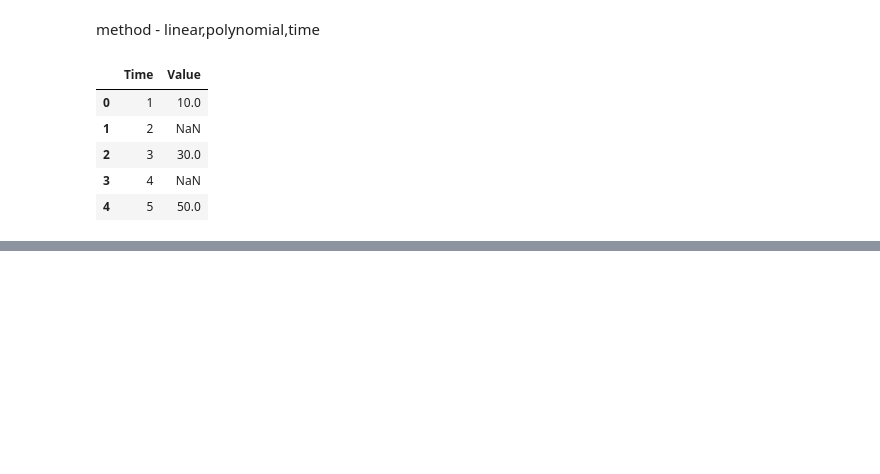
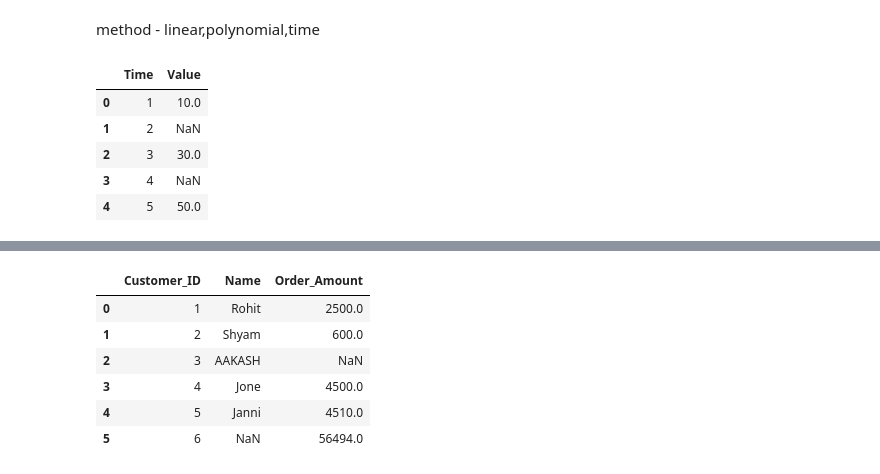
Before and after one commit to chandrahashkumar/OOP, a Jupyter notebook: Pandas/panda_02.ipynb, the cells around one changed output, grey strips where cells are left out. Cells and saved outputs as stored; diff of their text form; code cells hidden in the pictures; blank space fills up the shorter version.

```diff
--- a/Pandas/panda_02.ipynb
+++ b/Pandas/panda_02.ipynb
@@ -285,0 +396,5 @@ AttributeError: 'Series' object has no attribute 'interpol'
+# %%
+df_customers=pd.DataFrame({"Customer_ID":[1,2,3,4,5],
+                           "Name":['Rohit','Shyam','AAKASH','Jone','Janni']})
+df_order =pd.DataFrame({"Customer_ID":[1,2,4,5,6],
+                        "Order_Amount":[2500,600,4500,4510,56494]})
@@ -285,0 +410,11 @@ AttributeError: 'Series' object has no attribute 'interpol'
+# %%
+df_outer =pd.merge(df_customers,df_order,on='Customer_ID',how="outer")
+df_outer
+# %% [output]
+|  | Customer_ID | Name | Order_Amount |
+| 0 | 1 | Rohit | 2500.0 |
+| 1 | 2 | Shyam | 600.0 |
+| 2 | 3 | AAKASH | NaN |
+| 3 | 4 | Jone | 4500.0 |
+| 4 | 5 | Janni | 4510.0 |
+| 5 | 6 | NaN | 56494.0 |
```
Also changed, not shown: parts of 23 cells of this notebook.
